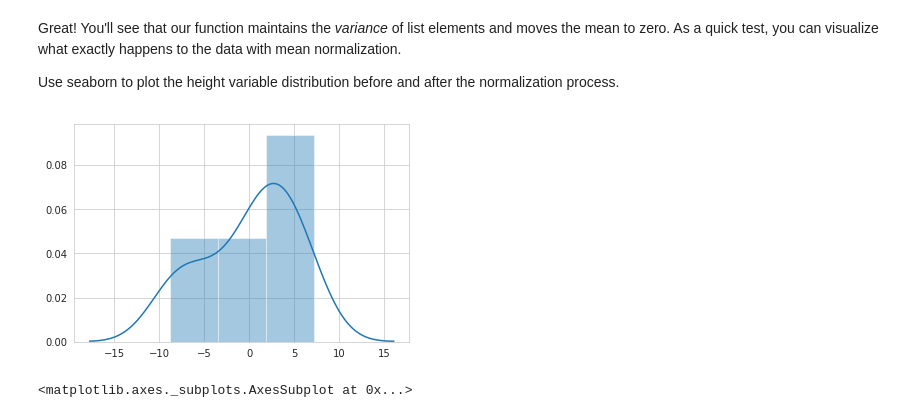
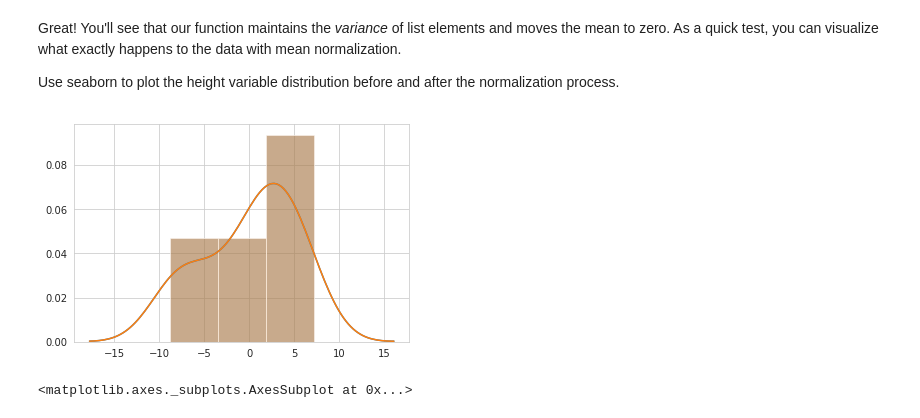
Before and after one commit to ThoaShook/dsc-correlation-covariance-lab-atlanta-ds-062419, a Jupyter notebook: index.ipynb, the cells around one changed output. Drawn from its saved outputs; the diff is of its cells as text; code cells hidden in the pictures.

```diff
--- a/index.ipynb
+++ b/index.ipynb
@@ -120,14 +120,14 @@ Use seaborn to plot the height variable distribution before and after the normal
 # %%
 # Visualize the height data distribution before and after mean normalization
 import seaborn as sns
 import matplotlib.pyplot as plt
 %matplotlib inline
 height = mean_normalize(df.height)
 sns.set_style('whitegrid')
-sns.distplot()
+sns.distplot(mean_normalize(df.height))
 sns.distplot(height);
 # %% [output]
-[figure, old version]
+[figure, new version]
 # %%
 # %% [output]
 <matplotlib.axes._subplots.AxesSubplot at 0x...>
```
